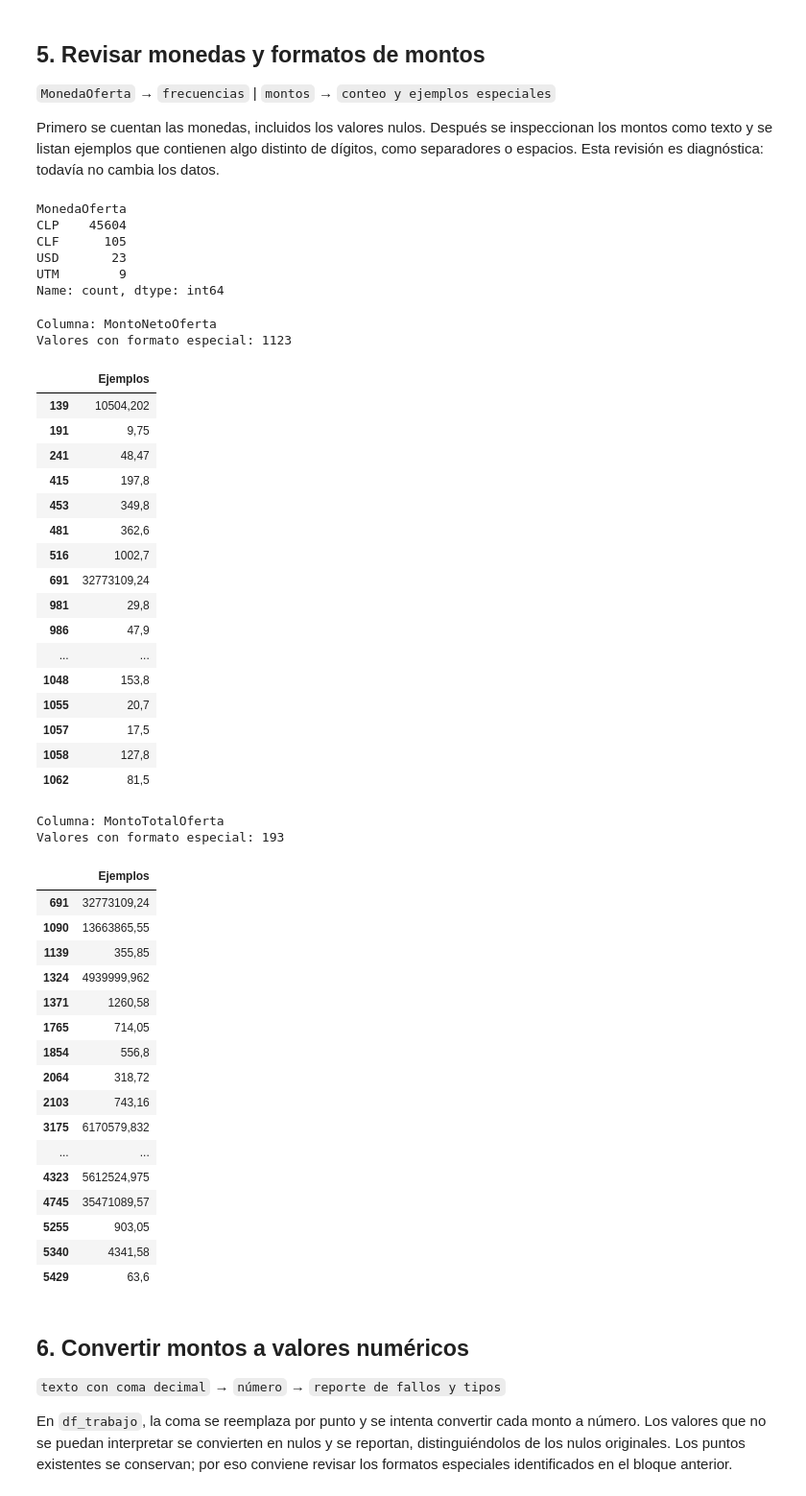
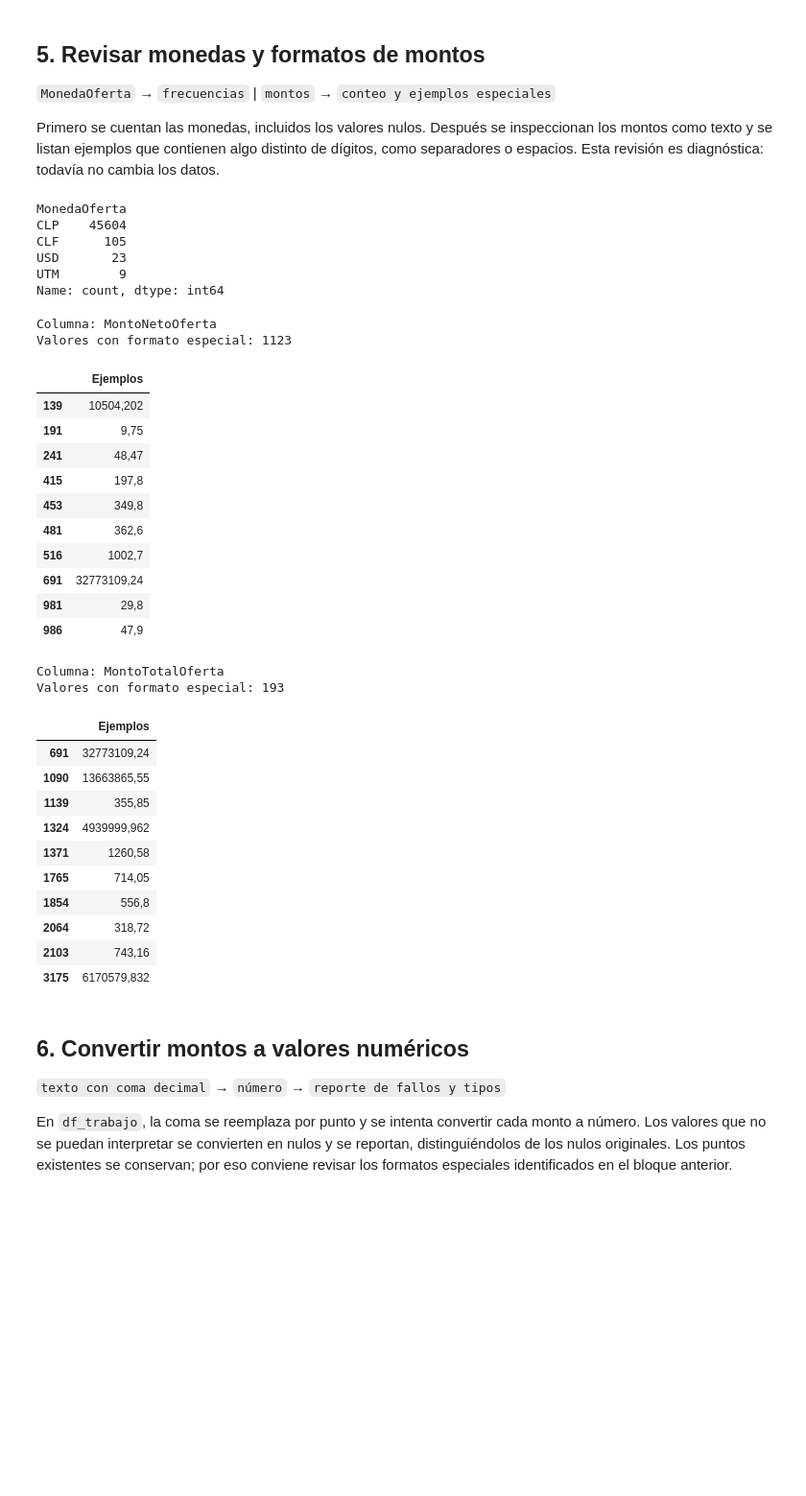
Before and after one commit to proyecto-grupo2-mcdi500/proyecto-grupo2-mcdi500, a Jupyter notebook: F2/F2_Preprocesamiento.ipynb, the cells around one changed output. Shown at 96% size. Drawn from its saved outputs; the diff is of its cells as text; code cells hidden in the pictures; blank space fills up the shorter version.

```diff
--- a/F2/F2_Preprocesamiento.ipynb
+++ b/F2/F2_Preprocesamiento.ipynb
@@ -327,41 +314,35 @@ for columna in ["MontoNetoOferta", "MontoTotalOferta"]:
     ) & texto.notna()
 
     print("\nColumna:", columna)
     print("Valores con formato especial:", tiene_formato_especial.sum())
 
-    # Mostrar hasta 20 ejemplos distintos para revisar el formato.
+    # Mostrar hasta 10 ejemplos distintos para revisar el formato.
     display(
         texto[tiene_formato_especial]
         .drop_duplicates()
-        .head(20)
+        .head(10)
         .to_frame(name="Ejemplos")
     )
 # %% [output]
 MonedaOferta
 CLP    45604
 CLF      105
 USD       23
 UTM        9
 Name: count, dtype: int64
 Columna: MontoNetoOferta
 Valores con formato especial: 1123
 |  | Ejemplos |
 | 139 | 10504,202 |
 | 191 | 9,75 |
 | 241 | 48,47 |
 | 415 | 197,8 |
 | 453 | 349,8 |
 | 481 | 362,6 |
 | 516 | 1002,7 |
 | 691 | 32773109,24 |
 | 981 | 29,8 |
 | 986 | 47,9 |
-| ... | ... |
-| 1048 | 153,8 |
-| 1055 | 20,7 |
-| 1057 | 17,5 |
-| 1058 | 127,8 |
-| 1062 | 81,5 |
 Columna: MontoTotalOferta
 Valores con formato especial: 193
 |  | Ejemplos |
@@ -375,12 +356,6 @@ Valores con formato especial: 193
 | 2064 | 318,72 |
 | 2103 | 743,16 |
 | 3175 | 6170579,832 |
-| ... | ... |
-| 4323 | 5612524,975 |
-| 4745 | 35471089,57 |
-| 5255 | 903,05 |
-| 5340 | 4341,58 |
-| 5429 | 63,6 |
 # %% [markdown]
 ## 6. Convertir montos a valores numéricos
 
```
Also changed, not shown: parts of 6 cells of this notebook.
